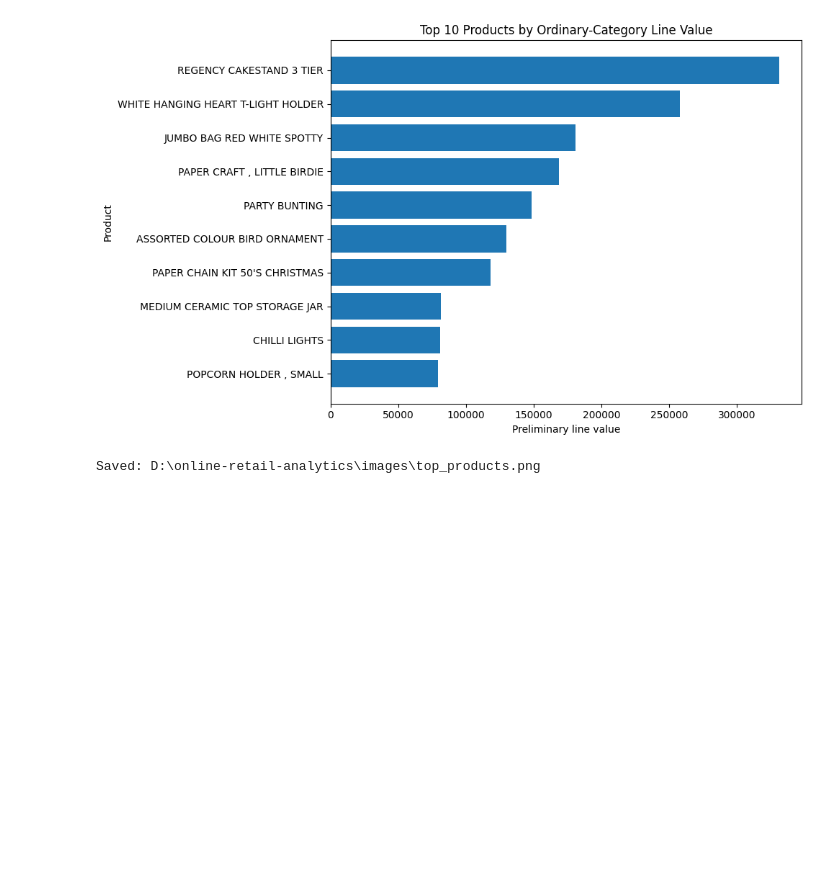
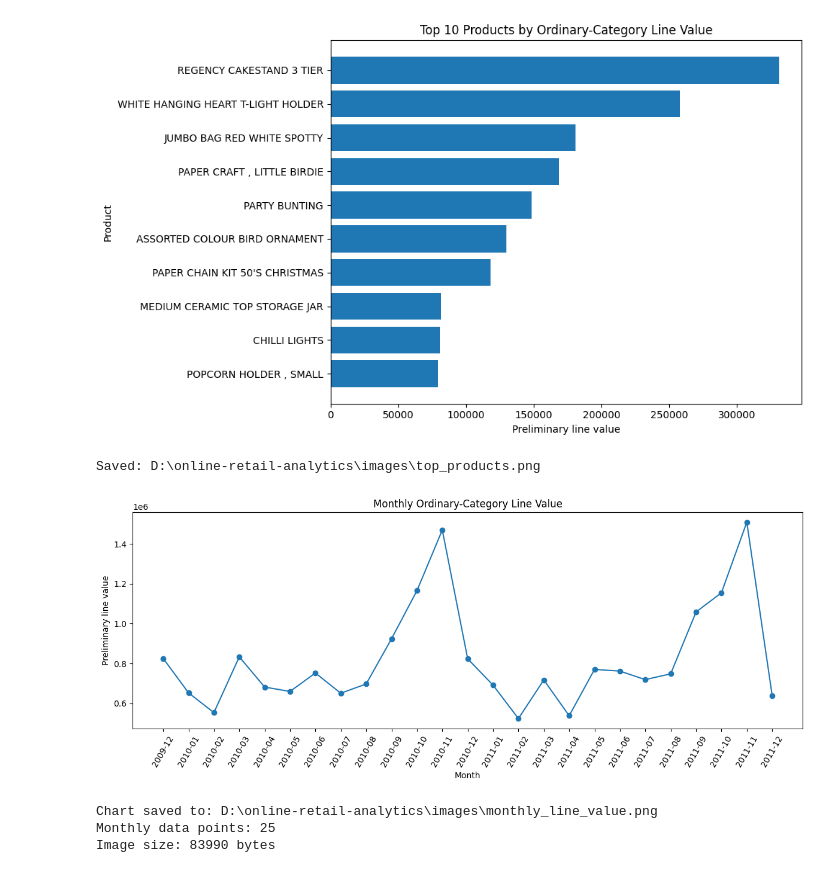
Before and after one commit to codesmith-pixel/online-retail-analytics, a Jupyter notebook: notebooks/04_exploratory_analysis.ipynb, the cells around one changed output. Cells and saved outputs as stored; diff of their text form; code cells hidden in the pictures; blank space fills up the shorter version.

```diff
--- a/notebooks/04_exploratory_analysis.ipynb
+++ b/notebooks/04_exploratory_analysis.ipynb
@@ -181,3 +181,48 @@ print("Saved:", images_dir / "top_products.png")
 # %% [output]
 [figure]
 Saved: D:\online-retail-analytics\images\top_products.png
+# %%
+import matplotlib.pyplot as plt
+from pathlib import Path
+
+project_dir = Path.cwd().parent
+images_dir = project_dir / "images"
+images_dir.mkdir(parents=True, exist_ok=True)
+
+ordinary = df[df["transaction_category"] == "other_or_ordinary"].copy()
+
+monthly = (
+    ordinary.assign(
+        year_month=ordinary["invoice_date"].dt.to_period("M").astype(str)
+    )
+    .groupby("year_month", as_index=False)
+    .agg(ordinary_line_value=("line_value", "sum"))
+)
+
+fig, ax = plt.subplots(figsize=(12, 5))
+
+ax.plot(
+    monthly["year_month"],
+    monthly["ordinary_line_value"],
+    marker="o"
+)
+
+ax.set_title("Monthly Ordinary-Category Line Value")
+ax.set_xlabel("Month")
+ax.set_ylabel("Preliminary line value")
+ax.tick_params(axis="x", rotation=60)
+
+fig.tight_layout()
+
+output_path = images_dir / "monthly_line_value.png"
+fig.savefig(output_path, dpi=150, bbox_inches="tight")
+plt.show()
+
+print("Chart saved to:", output_path)
+print("Monthly data points:", len(monthly))
+print("Image size:", output_path.stat().st_size, "bytes")
+# %% [output]
+[figure, added]
+Chart saved to: D:\online-retail-analytics\images\monthly_line_value.png
+Monthly data points: 25
+Image size: 83990 bytes
```
Also changed, not shown: parts of 2 cells of this notebook.
